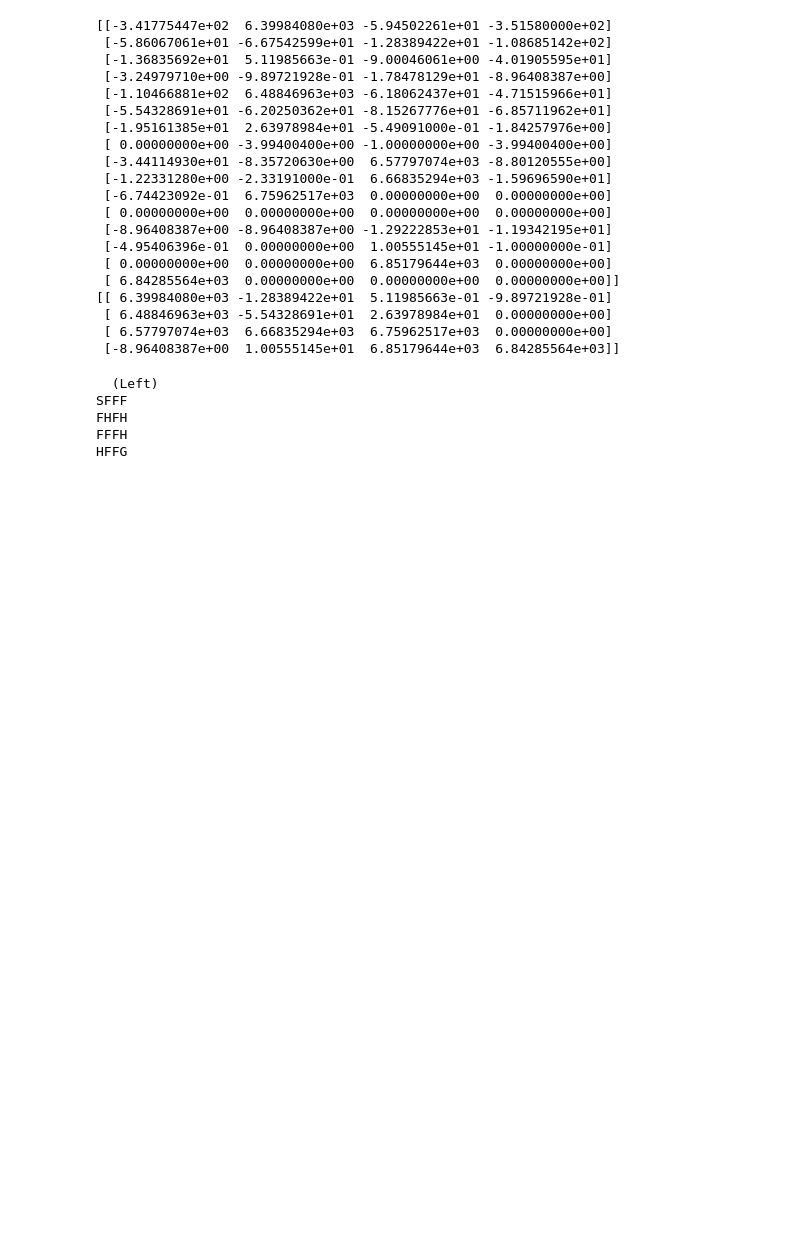
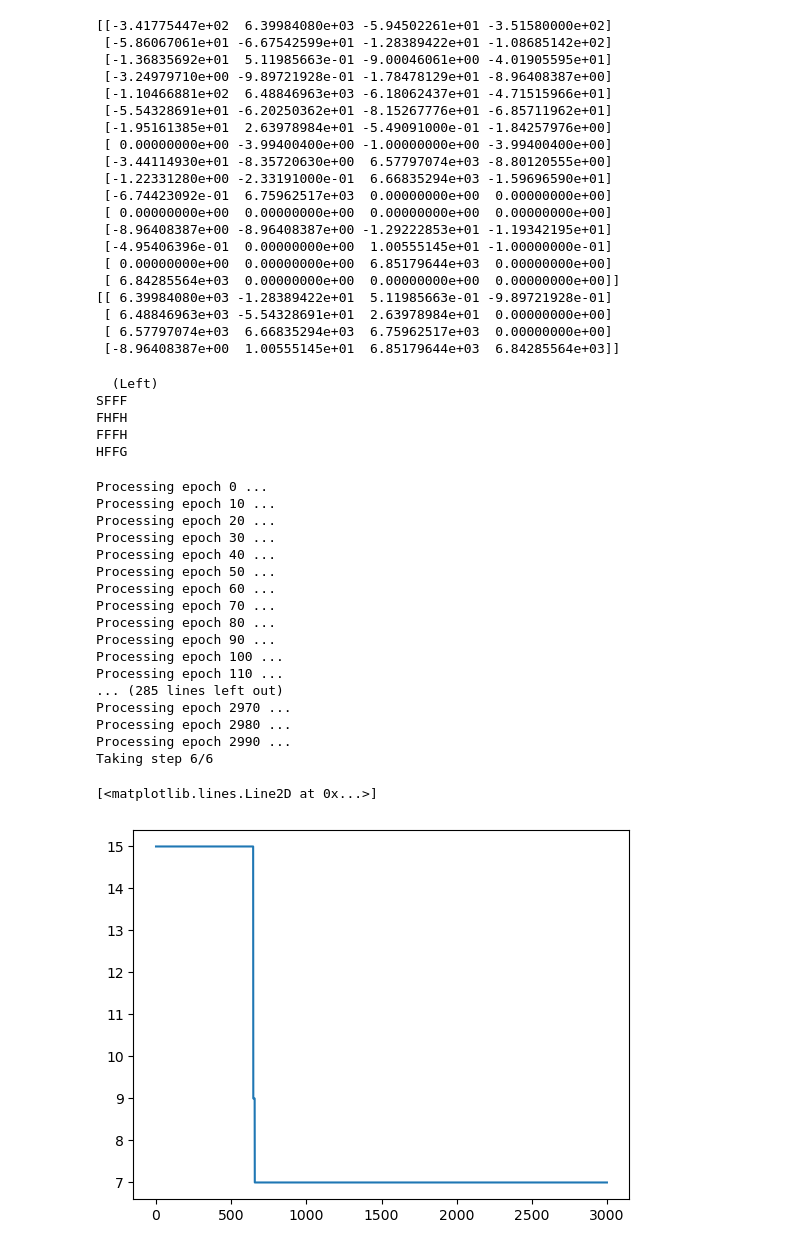
Before and after one commit to ustcer0928/QuantumQLearning, a Jupyter notebook: QuantumQLtest.ipynb, the cells around one changed output. Saved outputs shown, nothing was run; the diff lists cells and outputs as text; code cells hidden in the pictures; blank space fills up the shorter version.

Commit message:
update algorithm and tests

```diff
--- a/QuantumQLtest.ipynb
+++ b/QuantumQLtest.ipynb
@@ -173,3 +173,44 @@ SFFF
 FHFH
 FFFH
 HFFG
+# %%
+from QQL_learner_trainer import GroverQlearner
+# test
+# choose env
+envtest = gym.make("FrozenLake-v1", is_slippery=False, render_mode="ansi")
+# init learner
+Elliot = GroverQlearner(envtest)
+# good hyperparms (hand-tuned)
+hyperp = {'k': 0.1,
+          'alpha': 0.1,
+          'gamma': 0.99,
+          'eps': 0.01,
+          'max_epochs': 3000,
+          'max_steps': 15}
+# set hyperparms
+Elliot.set_hyperparams(hyperp)
+
+# TRAIN
+steps_in_all_epochs,target_reached_in_all_epochs,_ = Elliot.train()
+
+plt.plot(steps_in_all_epochs)
+# %% [output]
+Processing epoch 0 ...
+Processing epoch 10 ...
+Processing epoch 20 ...
+Processing epoch 30 ...
+Processing epoch 40 ...
+Processing epoch 50 ...
+Processing epoch 60 ...
+Processing epoch 70 ...
+Processing epoch 80 ...
+Processing epoch 90 ...
+Processing epoch 100 ...
+Processing epoch 110 ...
+... (285 lines left out)
+Processing epoch 2970 ...
+Processing epoch 2980 ...
+Processing epoch 2990 ...
+Taking step 6/6
+[<matplotlib.lines.Line2D at 0x...>]
+[figure, added]
```
Also changed, not shown: parts of 2 cells of this notebook, 2 other files.
